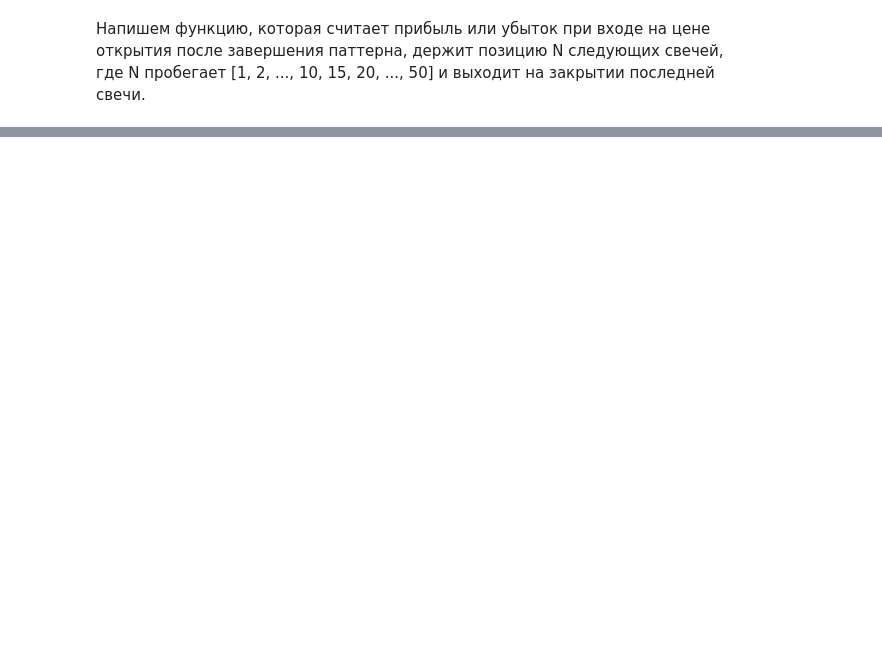
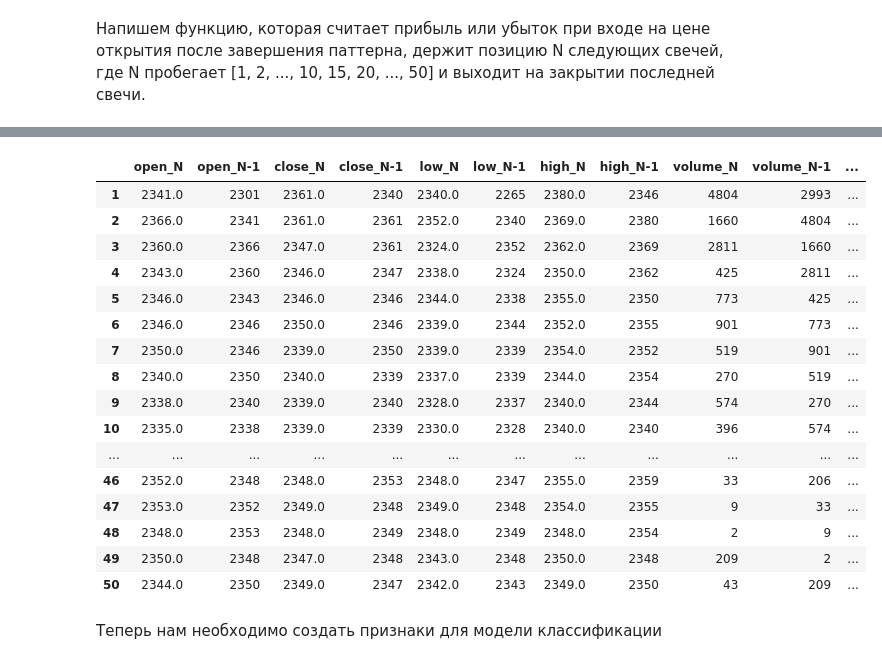
Before and after one commit to AlexKosuhin/AlgoTrading, a Jupyter notebook: classification.ipynb, the cells around one changed output, grey strips where cells are left out. Saved outputs shown, nothing was run; the diff lists cells and outputs as text; code cells hidden in the pictures; blank space fills up the shorter version.

```diff
--- a/classification.ipynb
+++ b/classification.ipynb
@@ -381,0 +202,4 @@ len(df_cl[df_cl['pattern']==1])
+# %%
+N = 1
+df['open_NEW'] = df['open_N'].shift(-N)
+df
@@ -381,0 +294,24 @@ len(df_cl[df_cl['pattern']==1])
+# %%
+df_b['profit'] = 0
+df_b.loc[df_b['pattern'] == 1, 'profit'] = profit_N_10
+df_b.head(50)
+# %% [output]
+|  | open_N | open_N-1 | close_N | close_N-1 | low_N | low_N-1 | high_N | high_N-1 | volume_N | volume_N-1 | ... |
+| 1 | 2341.0 | 2301 | 2361.0 | 2340 | 2340.0 | 2265 | 2380.0 | 2346 | 4804 | 2993 | ... |
+| 2 | 2366.0 | 2341 | 2361.0 | 2361 | 2352.0 | 2340 | 2369.0 | 2380 | 1660 | 4804 | ... |
+| 3 | 2360.0 | 2366 | 2347.0 | 2361 | 2324.0 | 2352 | 2362.0 | 2369 | 2811 | 1660 | ... |
+| 4 | 2343.0 | 2360 | 2346.0 | 2347 | 2338.0 | 2324 | 2350.0 | 2362 | 425 | 2811 | ... |
+| 5 | 2346.0 | 2343 | 2346.0 | 2346 | 2344.0 | 2338 | 2355.0 | 2350 | 773 | 425 | ... |
+| 6 | 2346.0 | 2346 | 2350.0 | 2346 | 2339.0 | 2344 | 2352.0 | 2355 | 901 | 773 | ... |
+| 7 | 2350.0 | 2346 | 2339.0 | 2350 | 2339.0 | 2339 | 2354.0 | 2352 | 519 | 901 | ... |
+| 8 | 2340.0 | 2350 | 2340.0 | 2339 | 2337.0 | 2339 | 2344.0 | 2354 | 270 | 519 | ... |
+| 9 | 2338.0 | 2340 | 2339.0 | 2340 | 2328.0 | 2337 | 2340.0 | 2344 | 574 | 270 | ... |
+| 10 | 2335.0 | 2338 | 2339.0 | 2339 | 2330.0 | 2328 | 2340.0 | 2340 | 396 | 574 | ... |
+| ... | ... | ... | ... | ... | ... | ... | ... | ... | ... | ... | ... |
+| 46 | 2352.0 | 2348 | 2348.0 | 2353 | 2348.0 | 2347 | 2355.0 | 2359 | 33 | 206 | ... |
+| 47 | 2353.0 | 2352 | 2349.0 | 2348 | 2349.0 | 2348 | 2354.0 | 2355 | 9 | 33 | ... |
+| 48 | 2348.0 | 2353 | 2348.0 | 2349 | 2348.0 | 2349 | 2348.0 | 2354 | 2 | 9 | ... |
+| 49 | 2350.0 | 2348 | 2347.0 | 2348 | 2343.0 | 2348 | 2350.0 | 2348 | 209 | 2 | ... |
+| 50 | 2344.0 | 2350 | 2349.0 | 2347 | 2342.0 | 2343 | 2349.0 | 2350 | 43 | 209 | ... |
+# %% [markdown]
+Теперь нам необходимо создать признаки для модели классификации
```
Also changed, not shown: parts of 51 cells of this notebook.
